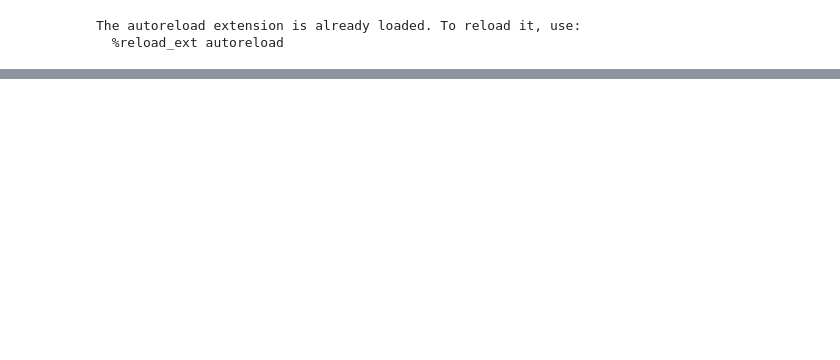
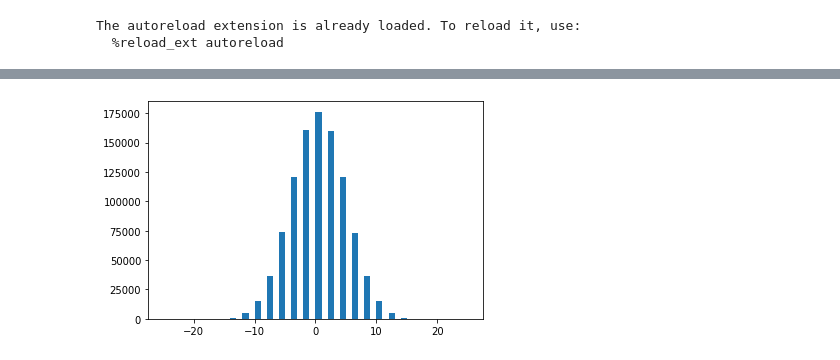
Before and after one commit to madrury/bimodal-random-walks, a Jupyter notebook: bimodal-random-walks.ipynb, the cells around one changed output, grey strips where cells are left out. Cells and saved outputs as stored; diff of their text form; code cells hidden in the pictures; blank space fills up the shorter version.

```diff
--- a/bimodal-random-walks.ipynb
+++ b/bimodal-random-walks.ipynb
@@ -19,0 +43,4 @@ _ = plt.hist(bb)
+# %%
+_ = plt.hist(walk2d[:, -1], bins=50, range=(-25, 25))
+# %% [output]
+[figure, added]
```
Also changed, not shown: parts of 15 cells of this notebook, 1 other file.
